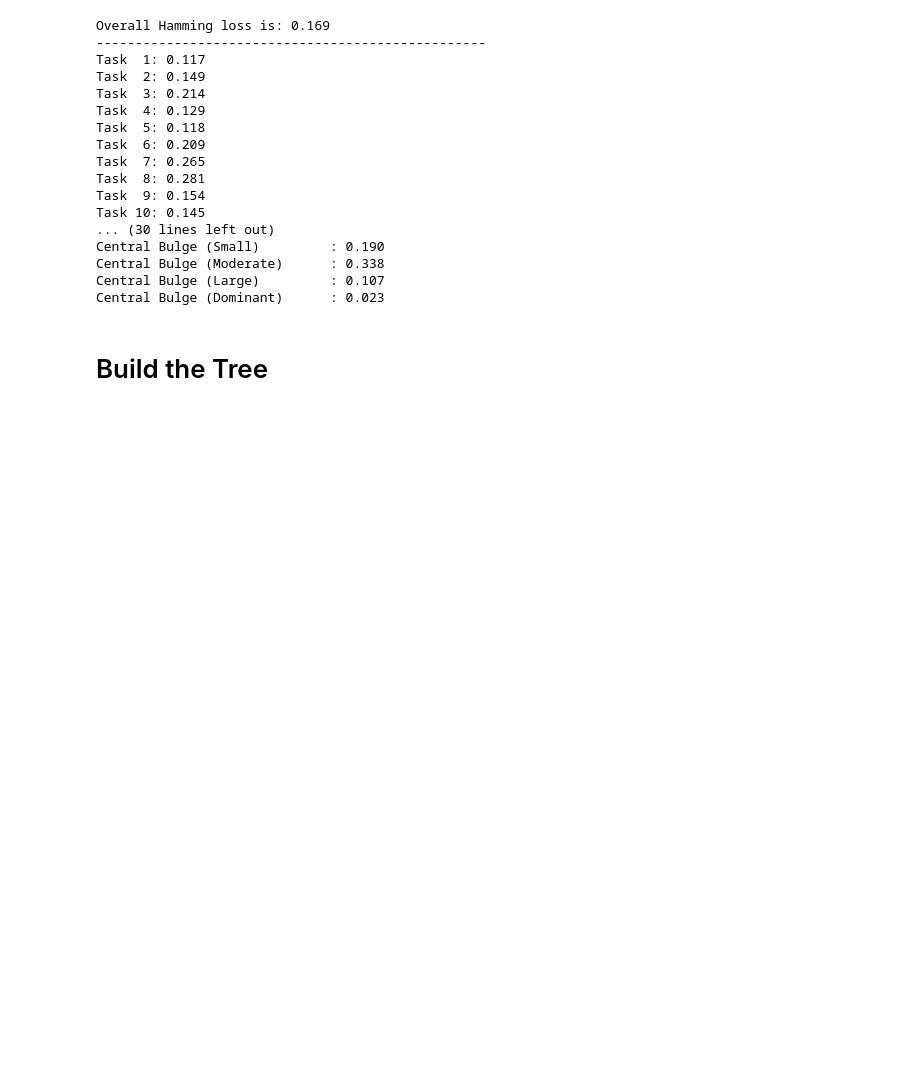
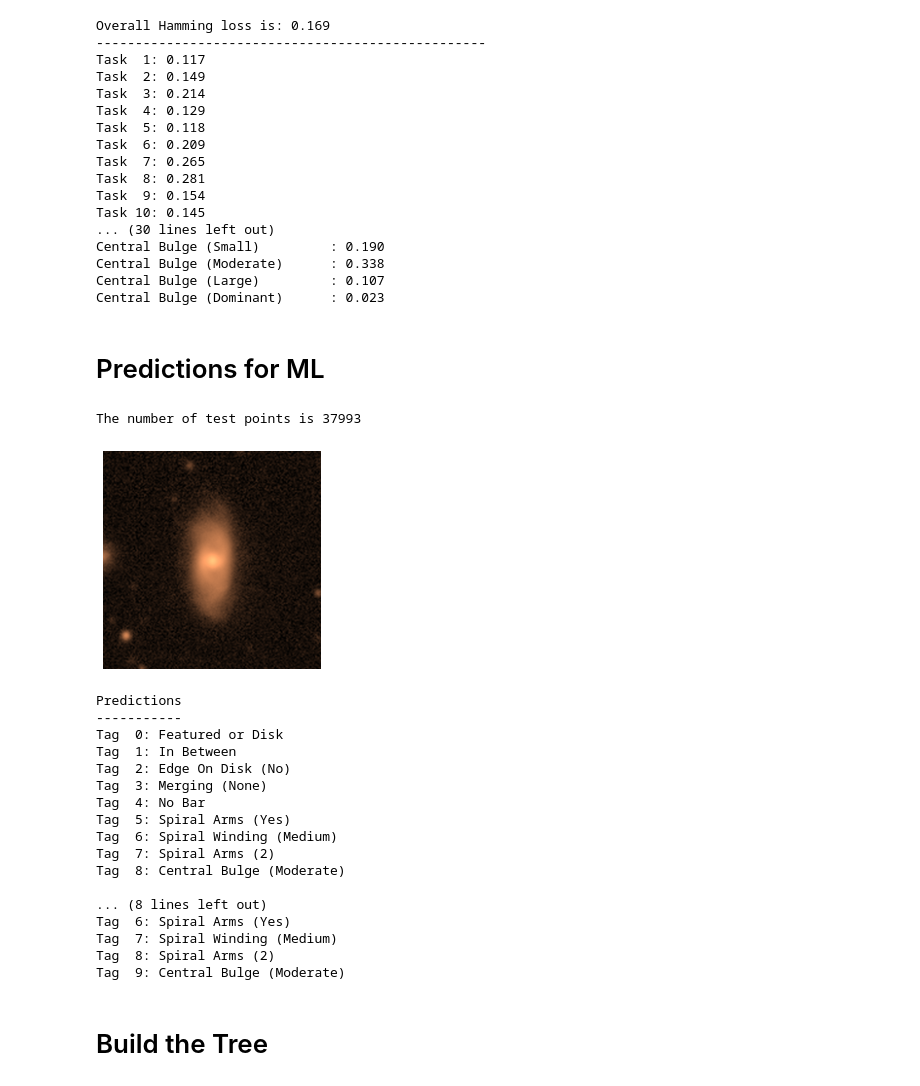
Before and after one commit to Harry45/MTL, a Jupyter notebook: decals.ipynb, the cells around one changed output. Cells and saved outputs as stored; diff of their text form; code cells hidden in the pictures; blank space fills up the shorter version.

```diff
--- a/decals.ipynb
+++ b/decals.ipynb
@@ -480,3 +481,5 @@ Central Bulge (Small)         : 0.190
 Central Bulge (Moderate)      : 0.338
 Central Bulge (Large)         : 0.107
 Central Bulge (Dominant)      : 0.023
+# %% [markdown]
+# Predictions for ML
@@ -483,3 +499,72 @@ Central Bulge (Dominant)      : 0.023
+# %%
+test_dataset = DECaLSDataset(mode='test', augment=False)
+test_loader = DataLoader(dataset=test_dataset, batch_size=1, shuffle=False)
+# %% [output]
+The number of test points is 37993
+# %%
+pred = hp.load_csv('results', 'ML_predictions_class')
+test = hp.load_csv('ml', 'test')
+# %%
+def compare_labels(dataloader, idx, pred, savefig: bool = False):
+
+    # the labels
+    columns = np.array(dataloader.dataset.desc.columns[2:])
+
+    # the filename
+    filename = dataloader.dataset.desc.iauname.iloc[idx]
+
+    # the data
+    data = dataloader.dataset[idx]
+
+    # the predicted labels
+    labels_pred = columns[pred.iloc[idx].values == 1]
+
+    # the ground truth
+    labels_test = columns[data[1] == 1]
+
+    name = 'copper'
+    plt.figure(figsize = (4,4))
+    plt.imshow(data[0].permute(1, 2, 0), cmap=plt.get_cmap(name))
+    plt.axis('off')
+
+    if savefig:
+        os.makedirs('plots', exist_ok=True)
+        plt.savefig(f'plots/{filename}.pdf', bbox_inches = 'tight')
+    plt.show()
+
+    print('Predictions')
+    print('-'*11)
+    for i, element in enumerate(labels_pred):
+        print(f'Tag {i:2d}: {element}')
+
+    print()
+    print('Volunteers')
+    print('-'*10)
+    for i, element in enumerate(labels_test):
+        print(f'Tag {i:2d}: {element}')
+
+    return labels_test, labels_pred
+# %%
+labels_test, labels_pred = compare_labels(test_loader, 1300, pred, savefig = True)
+# %% [output]
+[figure, added]
+Predictions
+-----------
+Tag  0: Featured or Disk
+Tag  1: In Between
+Tag  2: Edge On Disk (No)
+Tag  3: Merging (None)
+Tag  4: No Bar
+Tag  5: Spiral Arms (Yes)
+Tag  6: Spiral Winding (Medium)
+Tag  7: Spiral Arms (2)
+Tag  8: Central Bulge (Moderate)
+
+... (8 lines left out)
+Tag  6: Spiral Arms (Yes)
+Tag  7: Spiral Winding (Medium)
+Tag  8: Spiral Arms (2)
+Tag  9: Central Bulge (Moderate)
 # %% [markdown]
 # Build the Tree
 # %%
```
Also changed, not shown: parts of 6 cells of this notebook, 2 other files.
